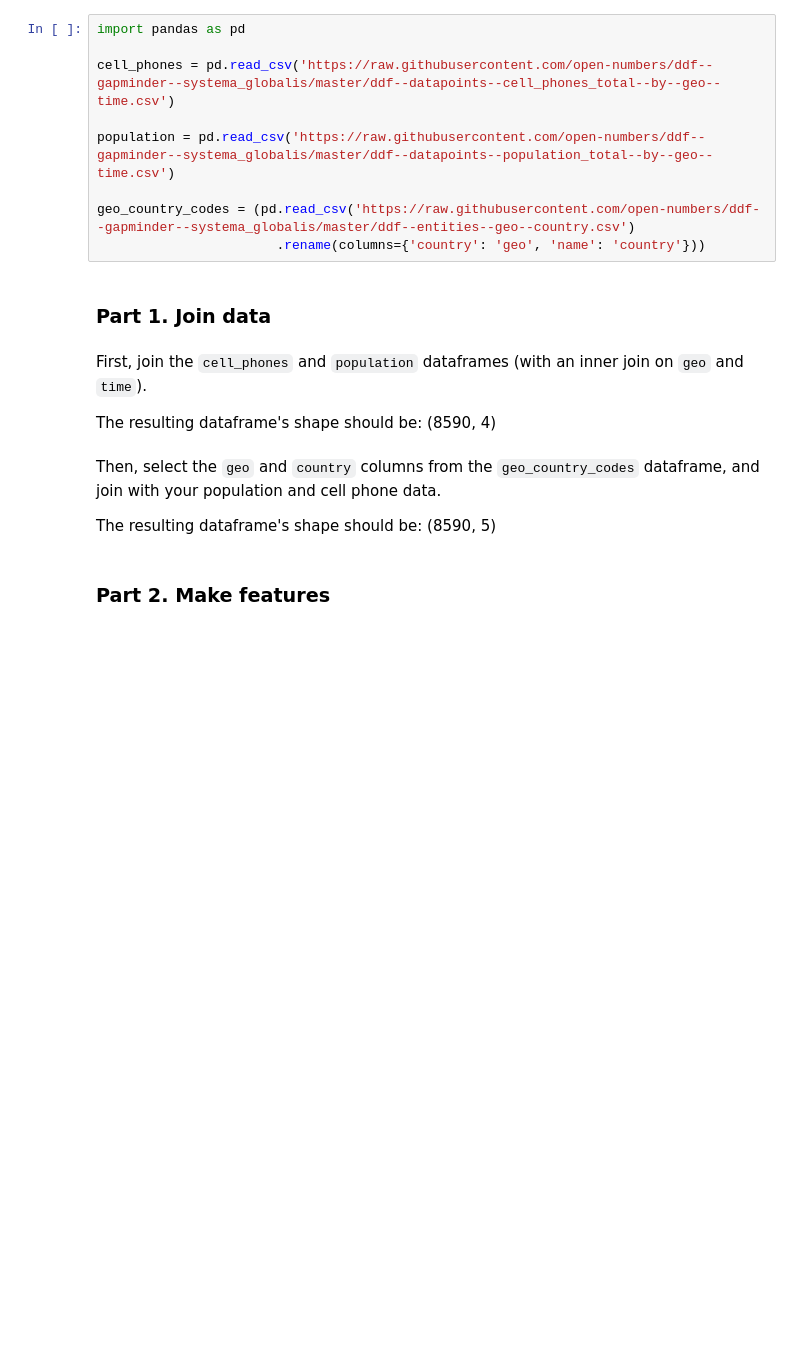
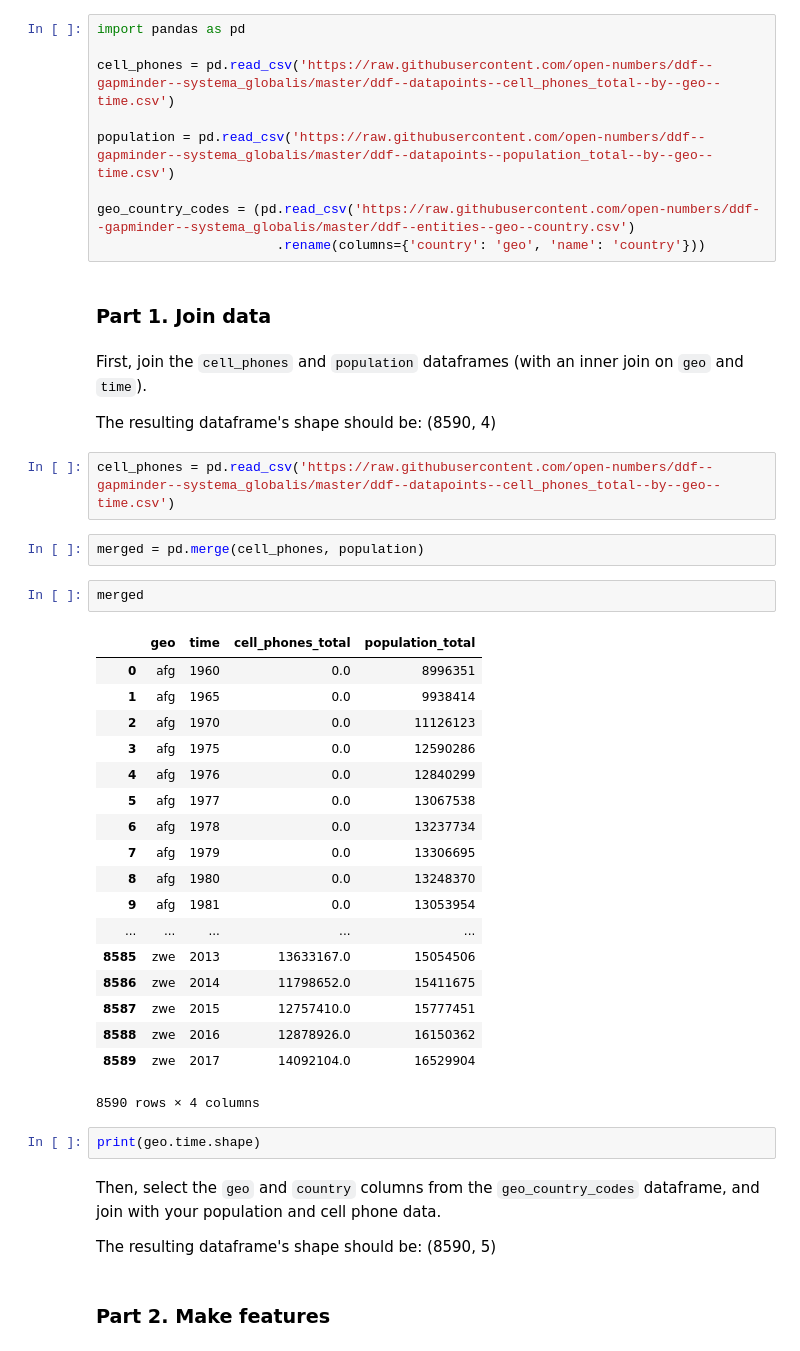
Before and after one commit to HeyLaxmi/DS-Unit-1-Sprint-1-Dealing-With-Data, a Jupyter notebook: DS_Unit_1_Sprint_Challenge_2_Data_Wrangling_and_Storytelling_(2).ipynb, the cells around one changed output. Saved outputs shown, nothing was run; the diff lists cells and outputs as text; blank space fills up the shorter version.

```diff
--- a/DS_Unit_1_Sprint_Challenge_2_Data_Wrangling_and_Storytelling_(2).ipynb
+++ b/DS_Unit_1_Sprint_Challenge_2_Data_Wrangling_and_Storytelling_(2).ipynb
@@ -36,6 +36,33 @@ geo_country_codes = (pd.read_csv('https://raw.githubusercontent.com/open-numbers
 First, join the `cell_phones` and `population` dataframes (with an inner join on `geo` and `time`).
 
 The resulting dataframe's shape should be: (8590, 4)
+# %%
+cell_phones = pd.read_csv('https://raw.githubusercontent.com/open-numbers/ddf--gapminder--systema_globalis/master/ddf--datapoints--cell_phones_total--by--geo--time.csv')
+# %%
+merged = pd.merge(cell_phones, population)
+# %%
+merged
+# %% [output]
+|  | geo | time | cell_phones_total | population_total |
+| 0 | afg | 1960 | 0.0 | 8996351 |
+| 1 | afg | 1965 | 0.0 | 9938414 |
+| 2 | afg | 1970 | 0.0 | 11126123 |
+| 3 | afg | 1975 | 0.0 | 12590286 |
+| 4 | afg | 1976 | 0.0 | 12840299 |
+| 5 | afg | 1977 | 0.0 | 13067538 |
+| 6 | afg | 1978 | 0.0 | 13237734 |
+| 7 | afg | 1979 | 0.0 | 13306695 |
+| 8 | afg | 1980 | 0.0 | 13248370 |
+| 9 | afg | 1981 | 0.0 | 13053954 |
+| ... | ... | ... | ... | ... |
+| 8585 | zwe | 2013 | 13633167.0 | 15054506 |
+| 8586 | zwe | 2014 | 11798652.0 | 15411675 |
+| 8587 | zwe | 2015 | 12757410.0 | 15777451 |
+| 8588 | zwe | 2016 | 12878926.0 | 16150362 |
+| 8589 | zwe | 2017 | 14092104.0 | 16529904 |
+8590 rows × 4 columns
+# %%
+print(geo.time.shape)
 # %% [markdown]
 Then, select the `geo` and `country` columns from the `geo_country_codes` dataframe, and join with your population and cell phone data.
 
```
